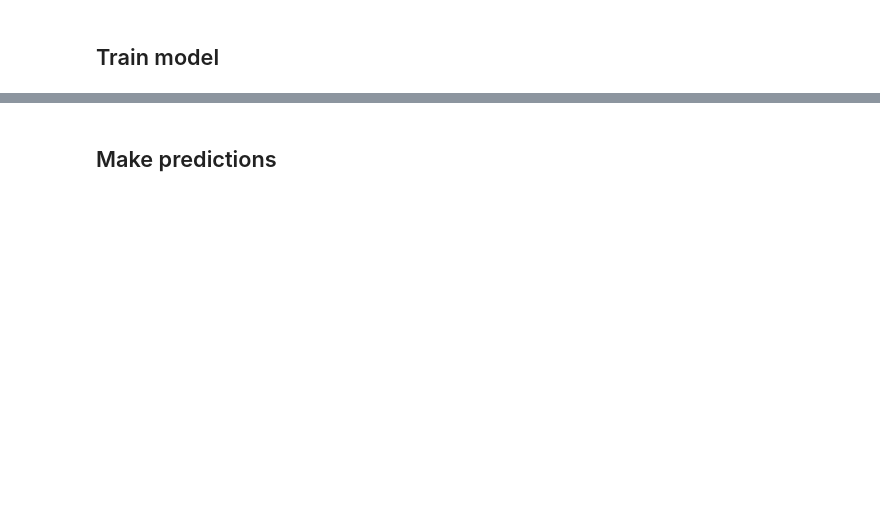
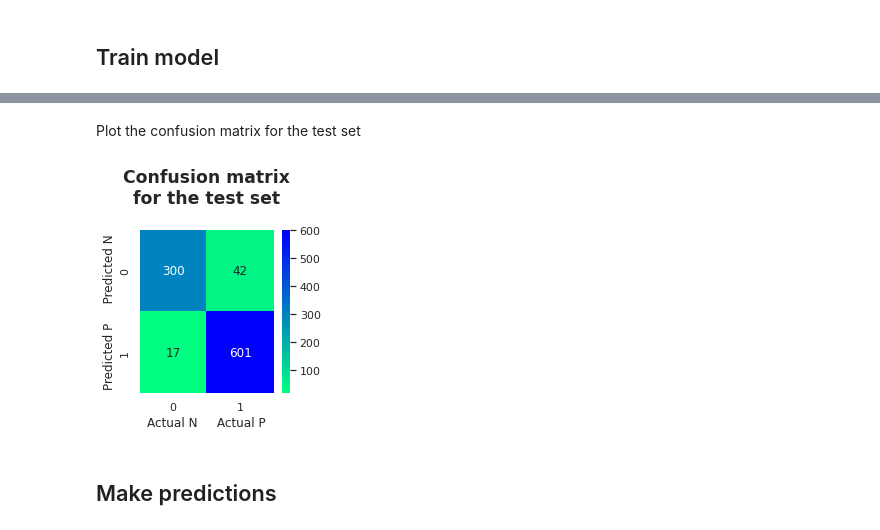
Before and after one commit to olga-black/digits-classifier, a Jupyter notebook: digits_classifier.ipynb, the cells around one changed output, grey strips where cells are left out. Drawn from its saved outputs; the diff is of its cells as text; code cells hidden in the pictures; blank space fills up the shorter version.

```diff
--- a/digits_classifier.ipynb
+++ b/digits_classifier.ipynb
@@ -374,2 +410,13 @@ Validation set: Accuracy: 0.954  F1 Score:0.965  Confusion matrix:tensor([[312,
+# %% [markdown]
+Plot the confusion matrix for the test set
+# %%
+_ = plt.figure(figsize=(3,3))
+_ = sns.heatmap(test_conf_mat.numpy(), cmap = "winter_r", annot=True, fmt='d')
+_ = plt.title("Confusion matrix\nfor the test set\n", fontsize='x-large', fontweight='bold')
+_ = plt.xlabel("Actual N     Actual P")
+_ = plt.ylabel("Predicted P     Predicted N")
+plt.show()
+# %% [output]
+[figure, added]
 # %% [markdown]
 ## Make predictions
```
Also changed, not shown: parts of 33 cells of this notebook.
